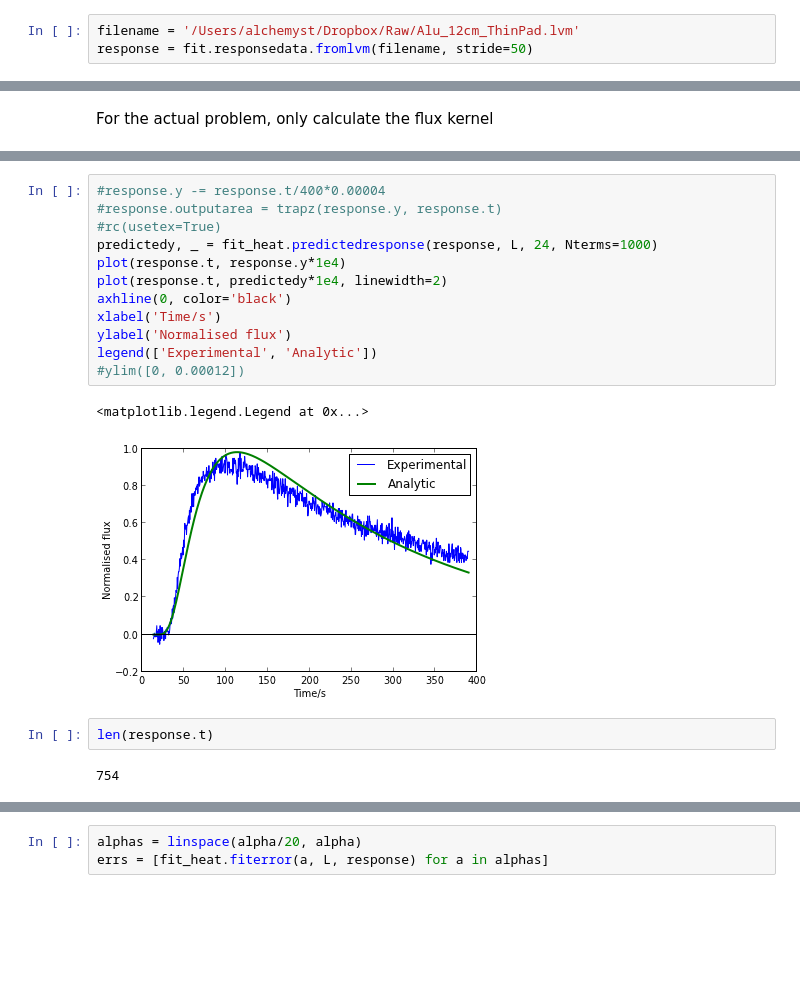
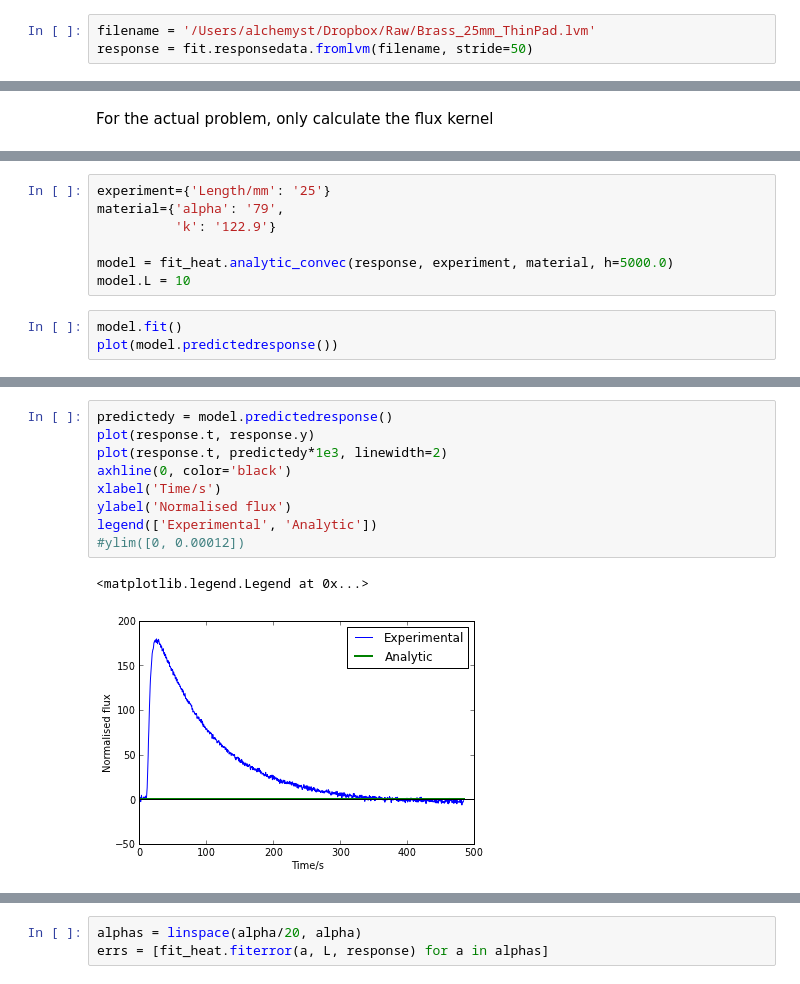
Before and after one commit to alchemyst/identification, a Jupyter notebook: Analytic solution.ipynb, the cells around one changed output, grey strips where cells are left out. Drawn from its saved outputs; the diff is of its cells as text; blank space fills up the shorter version.

Commit message:
Convective edge condition The code runs as is, but there are strange results. Do not trust the values yet

```diff
--- a/Analytic solution.ipynb
+++ b/Analytic solution.ipynb
@@ -4,7 +4,7 @@ import lvm
 import fit
 from numpy import *
 # %%
-filename = '/Users/alchemyst/Dropbox/Raw/Alu_12cm_ThinPad.lvm'
+filename = '/Users/alchemyst/Dropbox/Raw/Brass_25mm_ThinPad.lvm'
 response = fit.responsedata.fromlvm(filename, stride=50)
 # %%
 subplot(2, 1, 1)
@@ -40,0 +42,10 @@ reload(fit_heat)
+# %%
+experiment={'Length/mm': '25'}
+material={'alpha': '79',
+          'k': '122.9'}
+
+model = fit_heat.analytic_convec(response, experiment, material, h=5000.0)
+model.L = 10
+# %%
+model.fit()
+plot(model.predictedresponse())
@@ -41,19 +56,12 @@ reload(fit_heat)
 # %%
-#response.y -= response.t/400*0.00004
-#response.outputarea = trapz(response.y, response.t)
-#rc(usetex=True)
-predictedy, _ = fit_heat.predictedresponse(response, L, 24, Nterms=1000)
-plot(response.t, response.y*1e4)
-plot(response.t, predictedy*1e4, linewidth=2)
+predictedy = model.predictedresponse()
+plot(response.t, response.y)
+plot(response.t, predictedy*1e3, linewidth=2)
 axhline(0, color='black')
 xlabel('Time/s')
 ylabel('Normalised flux')
 legend(['Experimental', 'Analytic'])
 #ylim([0, 0.00012])
 # %% [output]
 <matplotlib.legend.Legend at 0x...>
-[figure, old version]
+[figure, new version]
-# %%
-len(response.t)
-# %% [output]
-754
```
Also changed, not shown: parts of 14 cells of this notebook, 2 other files.
